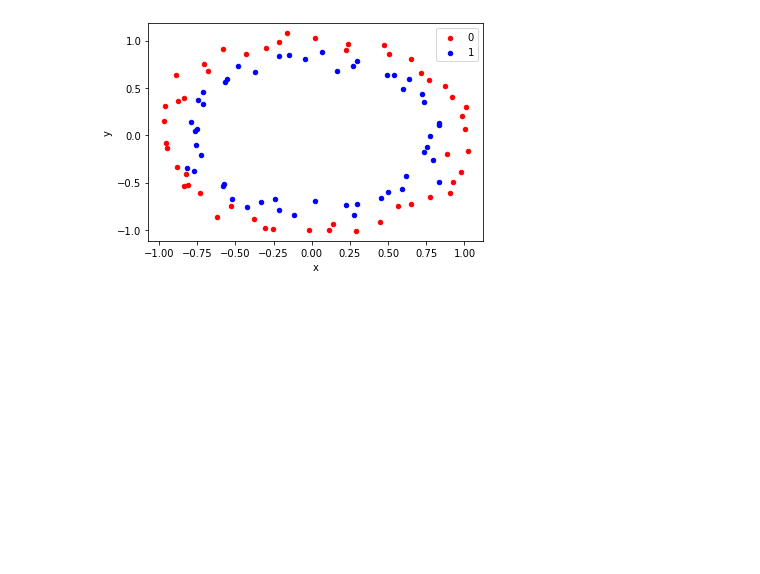
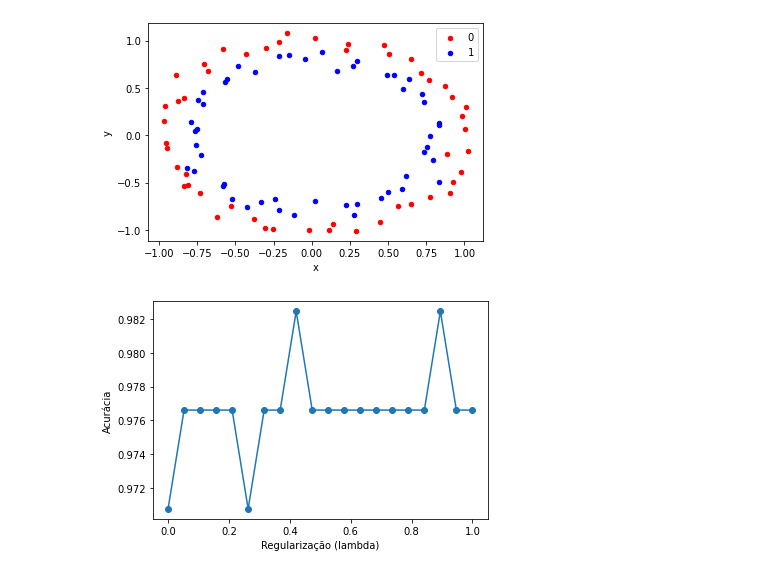
Before and after one commit to jueta/Artificial-Neural-Networks, a Jupyter notebook: Trabalho Final/codes/TPfinal.ipynb, the cells around one changed output. Cells and saved outputs as stored; diff of their text form; code cells hidden in the pictures; blank space fills up the shorter version.

```diff
--- a/Trabalho Final/codes/TPfinal.ipynb
+++ b/Trabalho Final/codes/TPfinal.ipynb
@@ -404,3 +405,70 @@ plotContour(2,30)
 # %% [output]
 ValueError: matrices are not aligned
 [figure]
+# %%
+import numpy as np
+from sklearn import datasets
+from matplotlib import pyplot as plt
+from matplotlib.colors import ListedColormap
+from sklearn.datasets import load_breast_cancer
+from sklearn.model_selection import train_test_split
+from sklearn.preprocessing import StandardScaler
+from sklearn.neural_network import MLPClassifier
+from sklearn.metrics import accuracy_score
+from sklearn.pipeline import make_pipeline
+
+alphas = np.linspace(1e-5, 1, 20)
+
+classifiers = []
+names = []
+for alpha in alphas:
+    classifiers.append(
+        make_pipeline(
+            StandardScaler(),
+            MLPClassifier(
+                solver="lbfgs",
+                alpha=alpha,
+                random_state=1,
+                max_iter=2000,
+                early_stopping=True,
+                hidden_layer_sizes=[10, 10],
+            ),
+        )
+    )
+    names.append(f"alpha {alpha:.2f}")
+
+X, y = load_breast_cancer(return_X_y=True)
+X_train, X_test, y_train, y_test = train_test_split(X, y, test_size=0.3)
+
+result = []
+# iterate over classifiers
+for name, clf in zip(names, classifiers):
+    clf.fit(X_train, y_train)
+    score = clf.score(X_test, y_test)
+
+       # Plot the decision boundary. For that, we will assign a color to each
+       # point in the mesh [x_min, x_max] x [y_min, y_max].
+    # if hasattr(clf, "decision_function"):
+    #     Z = clf.decision_function(
+    #         np.column_stack([xx.ravel(), yy.ravel()]))
+    # else:
+    #     Z = clf.predict_proba(np.column_stack([xx.ravel(), yy.ravel()]))[:, 1]
+
+    result = np.append(result, score)
+
+
+plt.plot(alphas, result, 'o-')
+plt.xlabel("Regularização (lambda)")
+plt.ylabel("Acurácia")
+plt.show()
+
+
+# mlp = MLPClassifier(solver='lbfgs', hidden_layer_sizes=[100, 100], alpha=1,
+#                     max_iter=20000,
+#                     early_stopping=True, shuffle=True, random_state=1)
+
+# mlp.fit(xcTrain, yTrain)
+# y_predict = mlp.predict(xcTest)
+# accuracy_score(yTest, y_predict)
+# %% [output]
+[figure, added]
```
Also changed, not shown: parts of 2 cells of this notebook, 21 other files.
